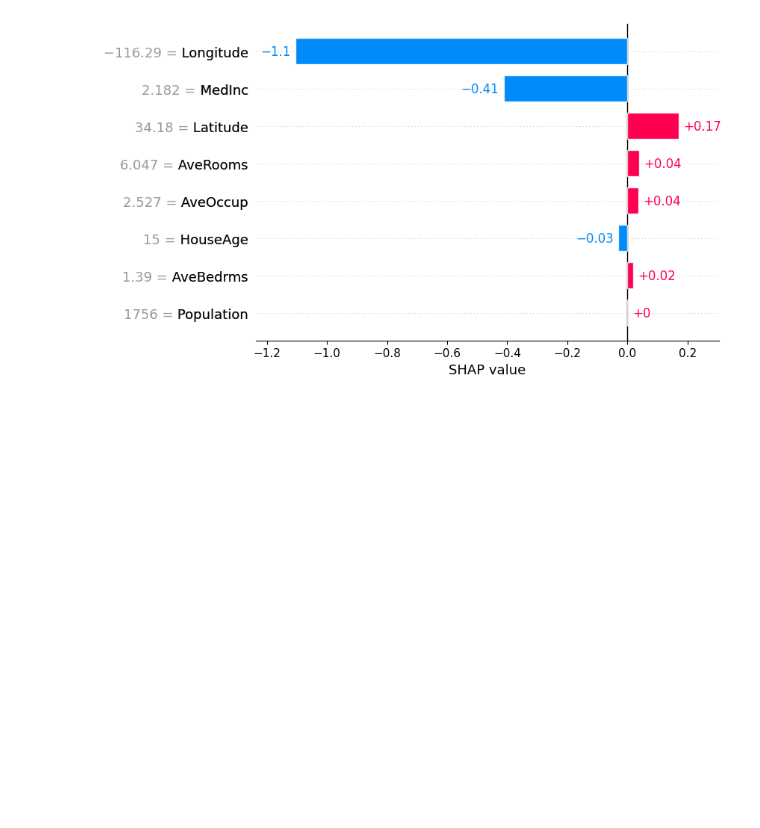
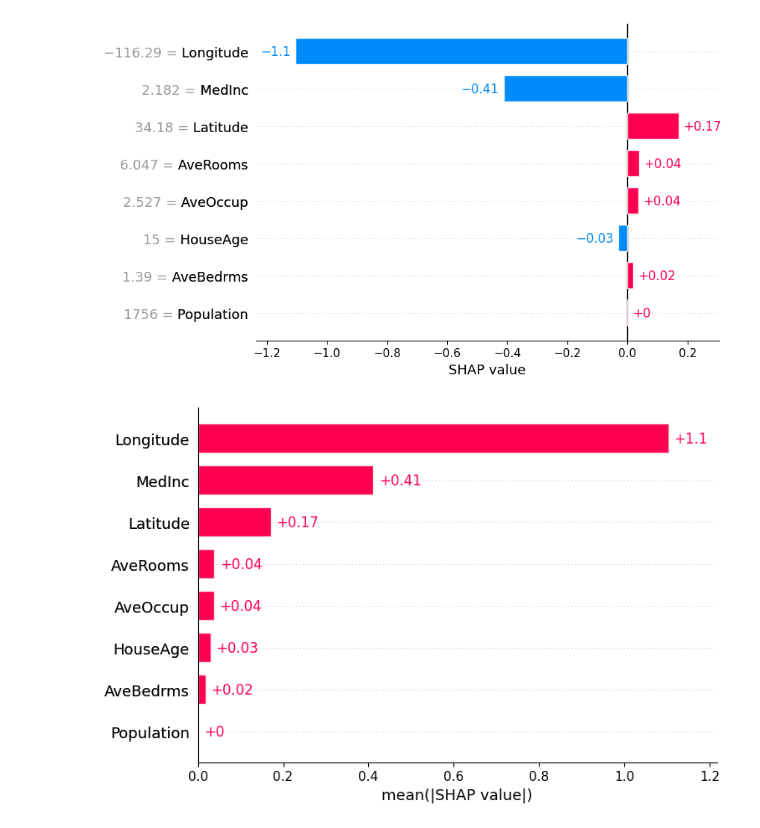
Before and after one commit to satvikkharb/SHAP-learning, a Jupyter notebook: Regression Case Study/shap_regression.ipynb, the cells around one changed output. Cells and saved outputs as stored; diff of their text form; code cells hidden in the pictures; blank space fills up the shorter version.

Commit message:
UPDATE: local plots

```diff
--- a/Regression Case Study/shap_regression.ipynb
+++ b/Regression Case Study/shap_regression.ipynb
@@ -394,3 +394,7 @@ shap.plots.force(explained_row[0])
 shap.plots.bar(explained_row[0])
 # %% [output]
 [figure]
+# %%
+shap.plots.bar(explained_row)
+# %% [output]
+[figure, added]
```
Also changed, not shown: 1 other file.
